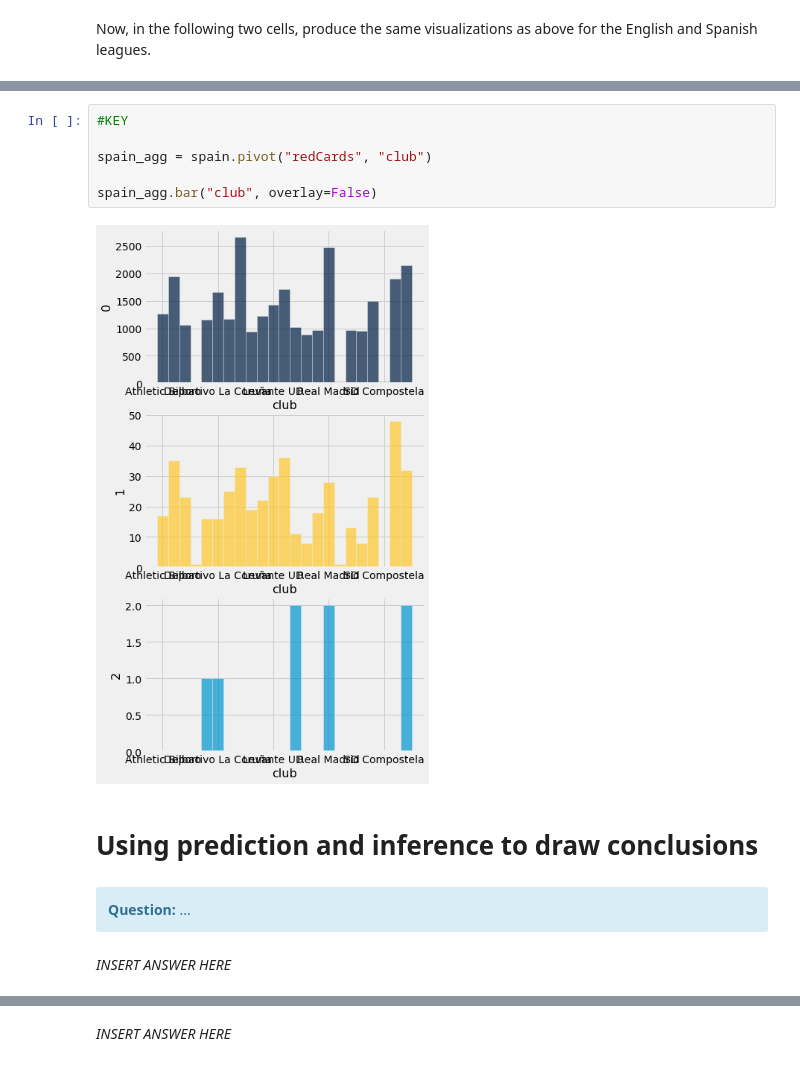
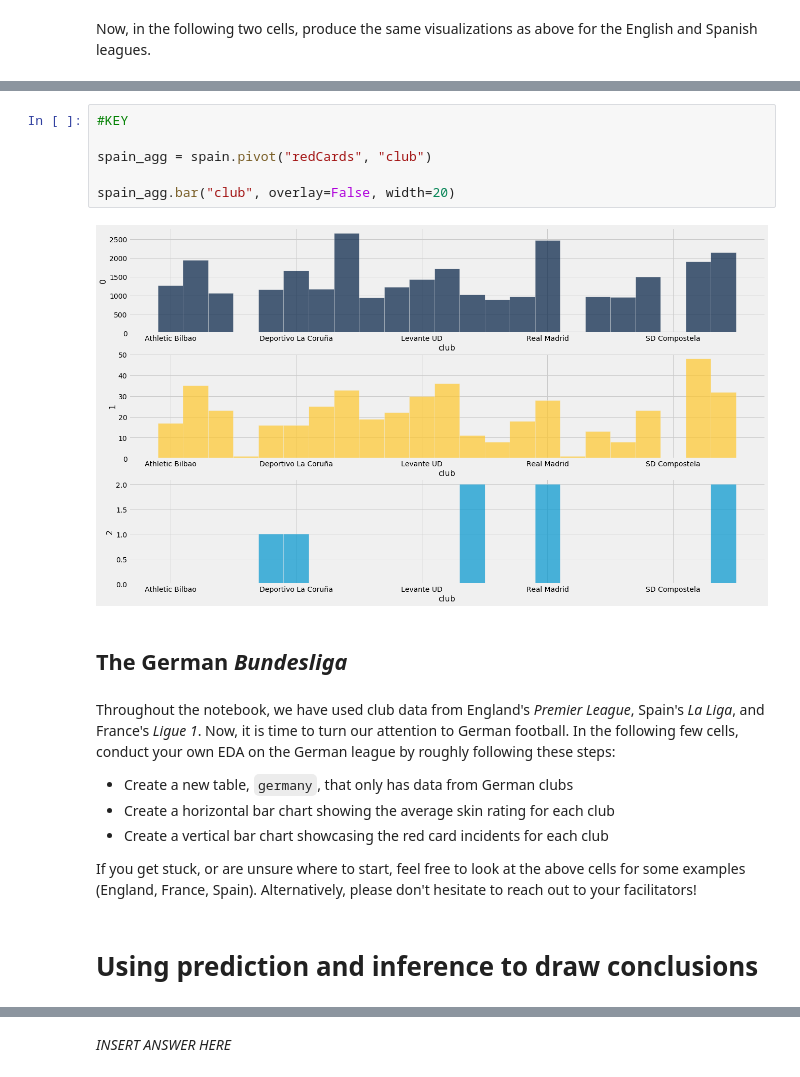
Before and after one commit to ds-modules/BUDS-SU21-Dev, a Jupyter notebook: Project_Extensions/Soccer/Soccer_Extension.ipynb, the cells around one changed output, grey strips where cells are left out. Drawn from its saved outputs; the diff is of its cells as text.

Commit message:
Finalizing spotify and soccer extension notebooks

```diff
--- a/Project_Extensions/Soccer/Soccer_Extension.ipynb
+++ b/Project_Extensions/Soccer/Soccer_Extension.ipynb
@@ -304,17 +321,19 @@ england_agg.bar("club", overlay=False)
 # %%
 #KEY
 
 spain_agg = spain.pivot("redCards", "club")
 
-spain_agg.bar("club", overlay=False)
+spain_agg.bar("club", overlay=False, width=20)
 # %% [output]
-[figure, old version]
+[figure, new version]
+# %% [markdown]
+## The German *Bundesliga*
+# %% [markdown]
+Throughout the notebook, we have used club data from England's *Premier League*, Spain's *La Liga*, and France's *Ligue 1*. Now, it is time to turn our attention to German football. In the following few cells, conduct your own EDA on the German league by roughly following these steps:
+- Create a new table, `germany`, that only has data from German clubs
+- Create a horizontal bar chart showing the average skin rating for each club
+- Create a vertical bar chart showcasing the red card incidents for each club
+
+If you get stuck, or are unsure where to start, feel free to look at the above cells for some examples (England, France, Spain). Alternatively, please don't hesitate to reach out to your facilitators!
 # %% [markdown]
 # Using prediction and inference to draw conclusions <a id='subsection 1a'></a>
-# %% [markdown]
-<div class="alert alert-info">
-<b>Question:</b> ...
-
-</div>
-# %% [markdown]
-*INSERT ANSWER HERE*
```
Also changed, not shown: parts of 14 cells of this notebook, 3 other files.
